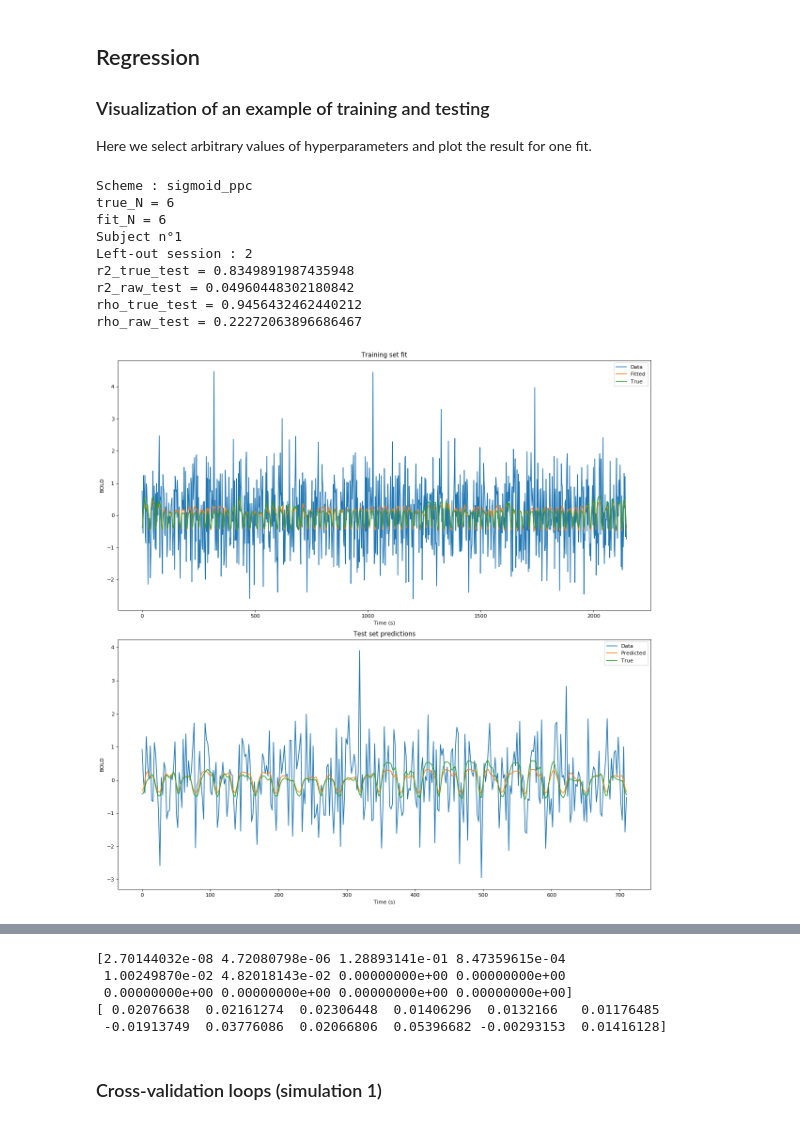
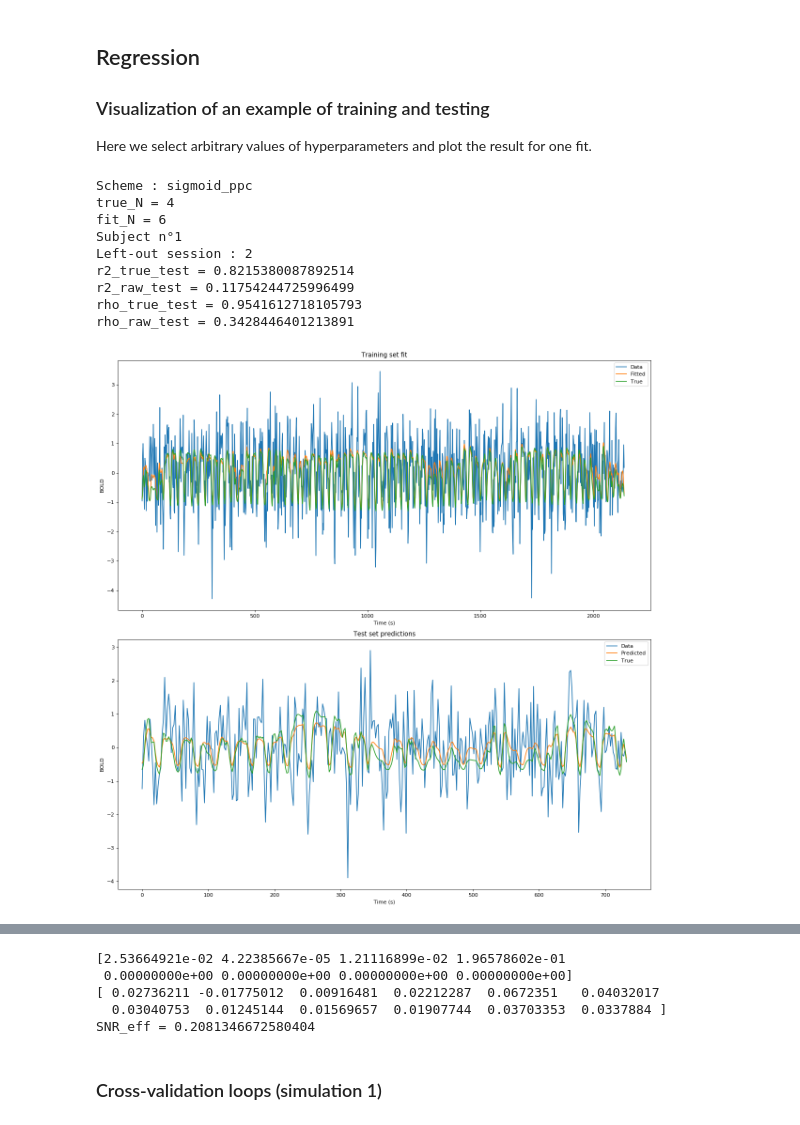
Before and after one commit to sebastiendemortain/neural-coding-of-probabilities, a Jupyter notebook: simulation_results.ipynb, the cells around one changed output, grey strips where cells are left out. Cells and saved outputs as stored; diff of their text form; code cells hidden in the pictures.

```diff
--- a/simulation_results.ipynb
+++ b/simulation_results.ipynb
@@ -804,7 +804,7 @@ Here we select arbitrary values of hyperparameters and plot the result for one f
 #######################################
 k_scheme =1
 k_fit_N =2
-k_true_N = 2
+k_true_N = 1
 k_fraction = 19
 k_subject = 1
 k_session = 2
@@ -914,36 +914,40 @@ ax_true_weights.bar(labels, true_weights, width=width)
 ax_true_weights.tick_params(labelsize=15)
 ax_true_weights.set_title('True weights', fontsize=20)
 #ax_true_weights.set_ylim([-1, 1])
 ax_true_weights.set_xticklabels(labels, rotation=45, fontsize=10)
 ax_true_weights.axhline(0, color="black", linewidth=1)
 
 width = 1/np.sqrt((2*fit_N))
 ax_fit_weights = fig2.add_subplot(212)
 labels = [None for k in range(2*fit_N)]
 for k in range(2*fit_N):
     if k<fit_N:
         labels[k] = 'a-TC n°'+str(k%fit_N)
     else:
         labels[k] = 'b-TC n°'+str(k%fit_N)
 ax_fit_weights.bar(labels, fit_weights, width=width)
 ax_fit_weights.tick_params(labelsize=15)
 ax_fit_weights.set_title('Fitted weights', fontsize=20)
 # ax_fit_weights.set_ylim([-1, 1])
 ax_fit_weights.set_xticklabels(labels, rotation=45, fontsize=10)
 ax_fit_weights.axhline(0, color="black", linewidth=1)
 fig2.tight_layout()
 plt.show()
 
 print(true_weights)
 print(fit_weights)
+
+
+snr_eff = np.var(y_without_noise_test)/(np.var(y_without_noise_test)+np.var(y_test-y_without_noise_test))
+print('SNR_eff = '+str(snr_eff))
 # %% [output]
 Scheme : sigmoid_ppc
-true_N = 6
+true_N = 4
 fit_N = 6
 Subject n°1
 Left-out session : 2
-r2_true_test = 0.8349891987435948
-r2_raw_test = 0.04960448302180842
-rho_true_test = 0.9456432462440212
-rho_raw_test = 0.22272063896686467
+r2_true_test = 0.8215380087892514
+r2_raw_test = 0.11754244725996499
+rho_true_test = 0.9541612718105793
+rho_raw_test = 0.3428446401213891
-[figure, old version]
+[figure, new version]
@@ -951,8 +955,8 @@ rho_raw_test = 0.22272063896686467
-[2.70144032e-08 4.72080798e-06 1.28893141e-01 8.47359615e-04
- 1.00249870e-02 4.82018143e-02 0.00000000e+00 0.00000000e+00
+[2.53664921e-02 4.22385667e-05 1.21116899e-02 1.96578602e-01
  0.00000000e+00 0.00000000e+00 0.00000000e+00 0.00000000e+00]
-[ 0.02076638  0.02161274  0.02306448  0.01406296  0.0132166   0.01176485
- -0.01913749  0.03776086  0.02066806  0.05396682 -0.00293153  0.01416128]
+[ 0.02736211 -0.01775012  0.00916481  0.02212287  0.0672351   0.04032017
+  0.03040753  0.01245144  0.01569657  0.01907744  0.03703353  0.0337884 ]
+SNR_eff = 0.2081346672580404
 # %% [markdown]
 ### Cross-validation loops (simulation 1)
 # %%
```
Also changed, not shown: parts of 14 cells of this notebook, 1 other file.
